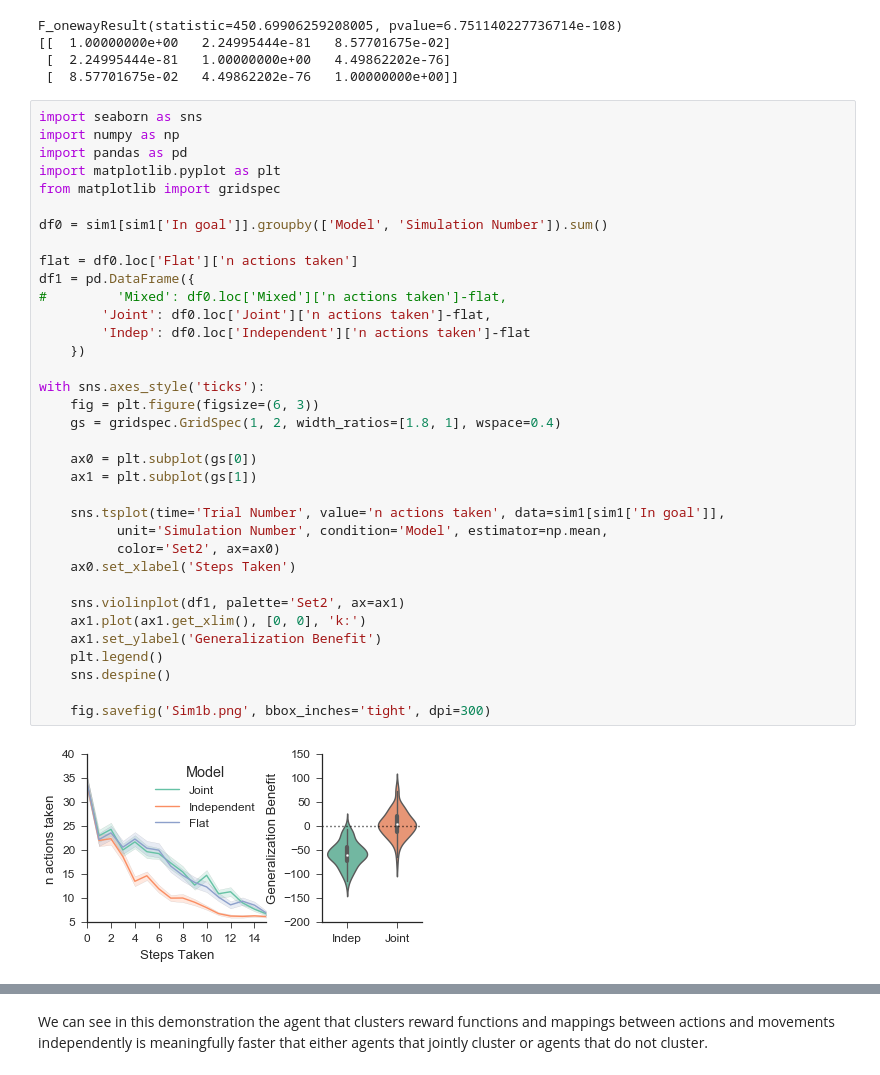
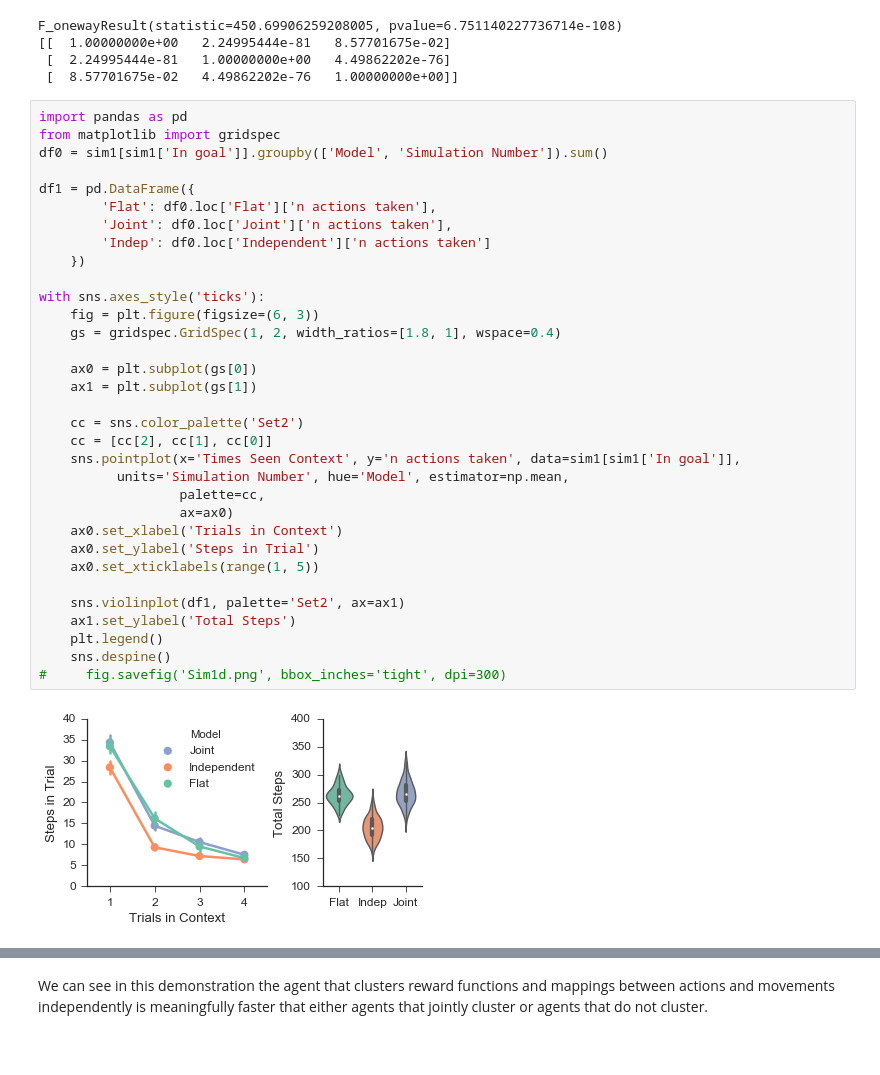
Before and after one commit to nicktfranklin/IndependentClusters, a Jupyter notebook: Demonstration for paper.ipynb, the cells around one changed output, grey strips where cells are left out. Drawn from its saved outputs; the diff is of its cells as text.

```diff
--- a/Demonstration for paper.ipynb
+++ b/Demonstration for paper.ipynb
@@ -165,39 +165,37 @@ F_onewayResult(statistic=450.69906259208005, pvalue=6.751140227736714e-108)
  [  2.24995444e-81   1.00000000e+00   4.49862202e-76]
  [  8.57701675e-02   4.49862202e-76   1.00000000e+00]]
 # %%
-import seaborn as sns
-import numpy as np
 import pandas as pd
-import matplotlib.pyplot as plt
 from matplotlib import gridspec
-
 df0 = sim1[sim1['In goal']].groupby(['Model', 'Simulation Number']).sum()
 
-flat = df0.loc['Flat']['n actions taken']
 df1 = pd.DataFrame({
-#         'Mixed': df0.loc['Mixed']['n actions taken']-flat,
-        'Joint': df0.loc['Joint']['n actions taken']-flat,
-        'Indep': df0.loc['Independent']['n actions taken']-flat
+        'Flat': df0.loc['Flat']['n actions taken'],
+        'Joint': df0.loc['Joint']['n actions taken'],
+        'Indep': df0.loc['Independent']['n actions taken']
     })
 
 with sns.axes_style('ticks'):
     fig = plt.figure(figsize=(6, 3))
     gs = gridspec.GridSpec(1, 2, width_ratios=[1.8, 1], wspace=0.4)
 
     ax0 = plt.subplot(gs[0])
     ax1 = plt.subplot(gs[1])
 
-    sns.tsplot(time='Trial Number', value='n actions taken', data=sim1[sim1['In goal']],
-          unit='Simulation Number', condition='Model', estimator=np.mean,
-          color='Set2', ax=ax0)
-    ax0.set_xlabel('Steps Taken')
+    cc = sns.color_palette('Set2')
+    cc = [cc[2], cc[1], cc[0]]
+    sns.pointplot(x='Times Seen Context', y='n actions taken', data=sim1[sim1['In goal']],
+          units='Simulation Number', hue='Model', estimator=np.mean,
+                  palette=cc,
+                  ax=ax0)
+    ax0.set_xlabel('Trials in Context')
+    ax0.set_ylabel('Steps in Trial')
+    ax0.set_xticklabels(range(1, 5))
 
     sns.violinplot(df1, palette='Set2', ax=ax1)
-    ax1.plot(ax1.get_xlim(), [0, 0], 'k:')
-    ax1.set_ylabel('Generalization Benefit')
+    ax1.set_ylabel('Total Steps')
     plt.legend()
     sns.despine()
-
-    fig.savefig('Sim1b.png', bbox_inches='tight', dpi=300)
+#     fig.savefig('Sim1d.png', bbox_inches='tight', dpi=300)
 # %% [output]
-[figure, old version]
+[figure, new version]
```
Also changed, not shown: parts of 12 cells of this notebook, 5 other files.
